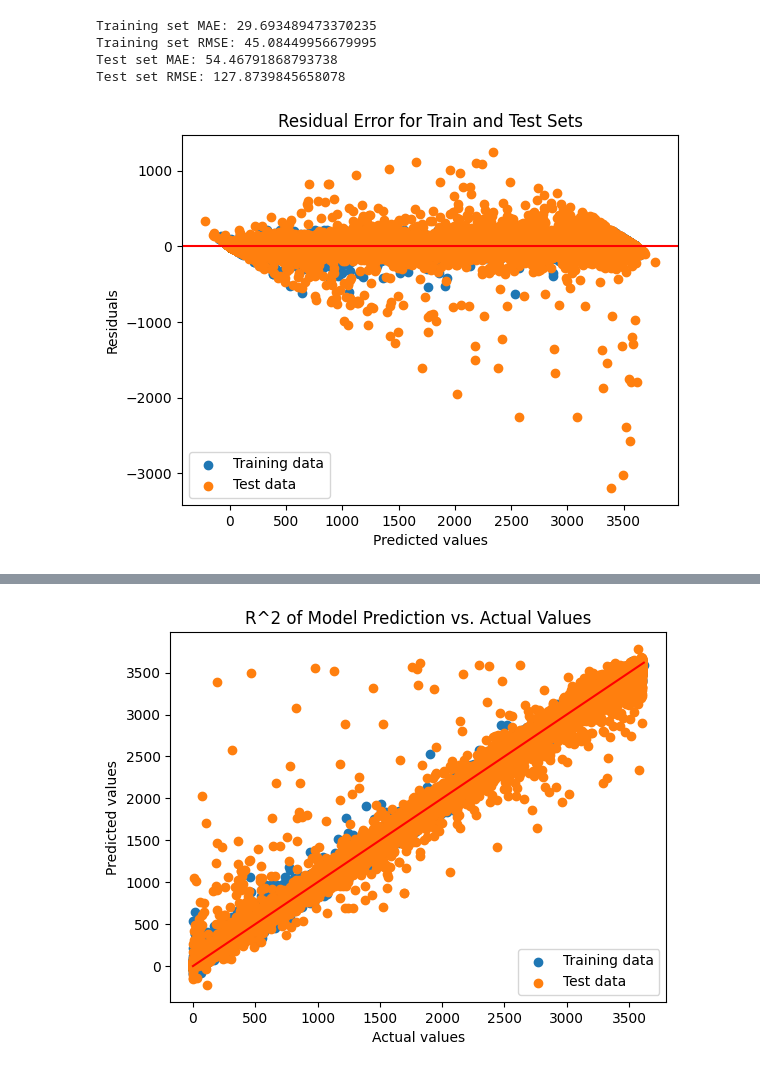
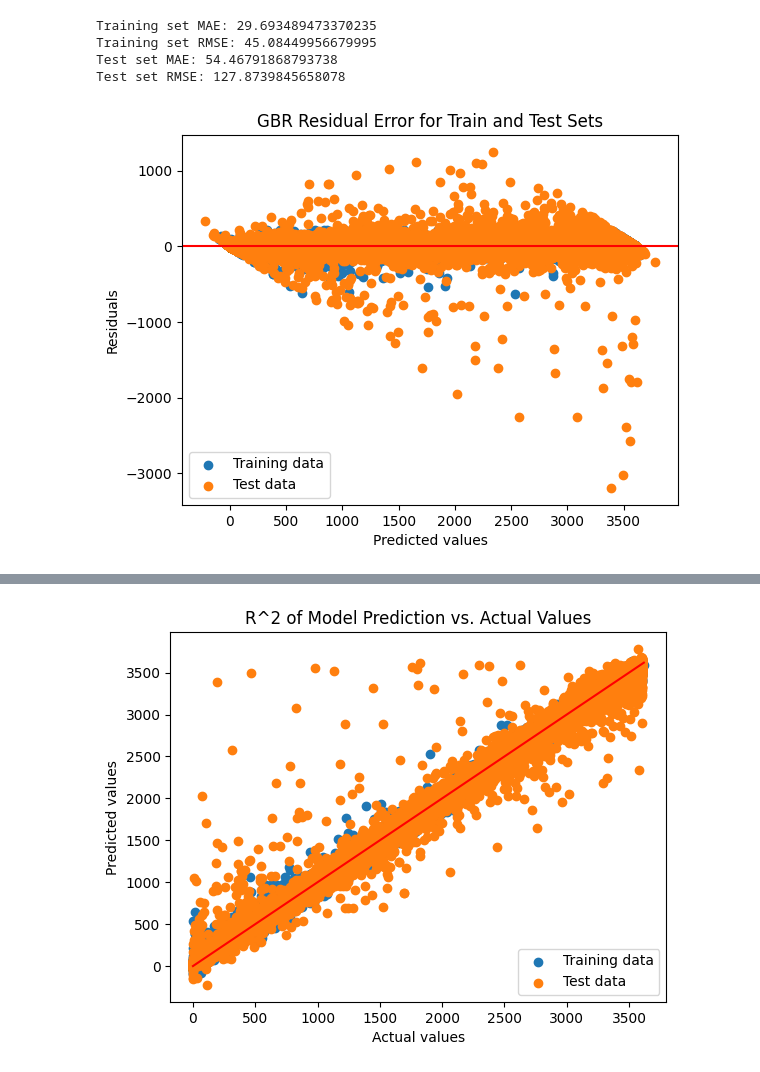
Before and after one commit to btschneid/TheVisionariesProject, a Jupyter notebook: model.ipynb, the cells around one changed output, grey strips where cells are left out. Saved outputs shown, nothing was run; the diff lists cells and outputs as text; code cells hidden in the pictures.

```diff
--- a/model.ipynb
+++ b/model.ipynb
@@ -326,16 +326,16 @@ Training set RMSE: 45.08449956679995
 Test set MAE: 54.46791868793738
 Test set RMSE: 127.8739845658078
 # %%
-residual_train = ytrainGBR - ypredTrainGBR
-residual_test = ytestGBR - y_predGBR
+residual_trainGBR = ytrainGBR - ypredTrainGBR
+residual_testGBR = ytestGBR - y_predGBR
 
-plt.scatter(ypredTrainGBR, residual_train, label='Training data')
-plt.scatter(y_predGBR, residual_test, label='Test data')
+plt.scatter(ypredTrainGBR, residual_trainGBR, label='Training data')
+plt.scatter(y_predGBR, residual_testGBR, label='Test data')
 plt.axhline(y=0, color='r', linestyle='-')
-plt.title('Residual Error for Train and Test Sets')
+plt.title('GBR Residual Error for Train and Test Sets')
 plt.xlabel('Predicted values')
 plt.ylabel('Residuals')
 plt.legend()
 plt.show()
 # %% [output]
-[figure, old version]
+[figure, new version]
```
Also changed, not shown: parts of 3 cells of this notebook.
